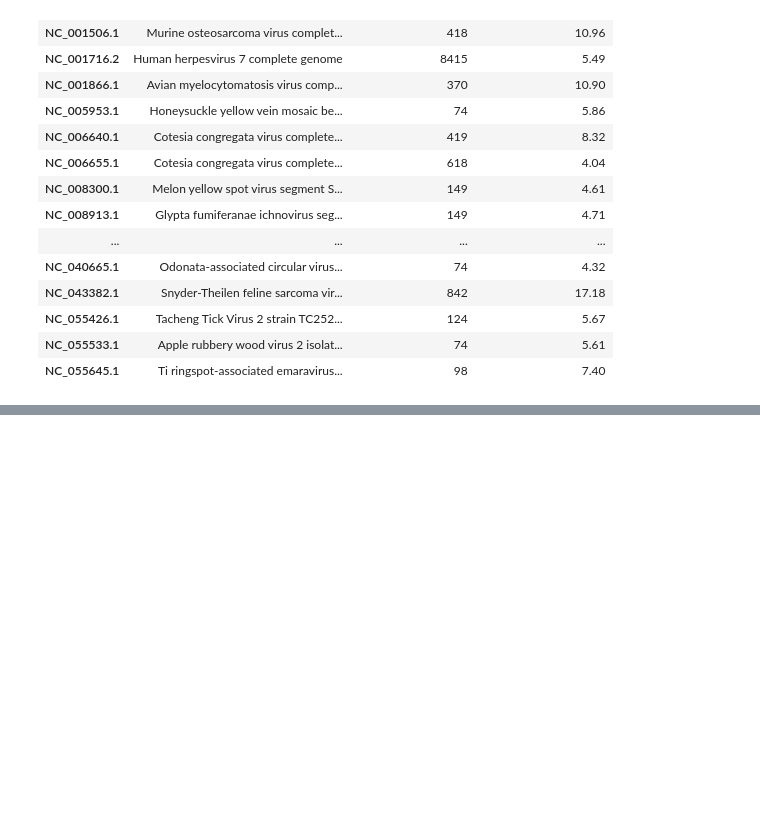
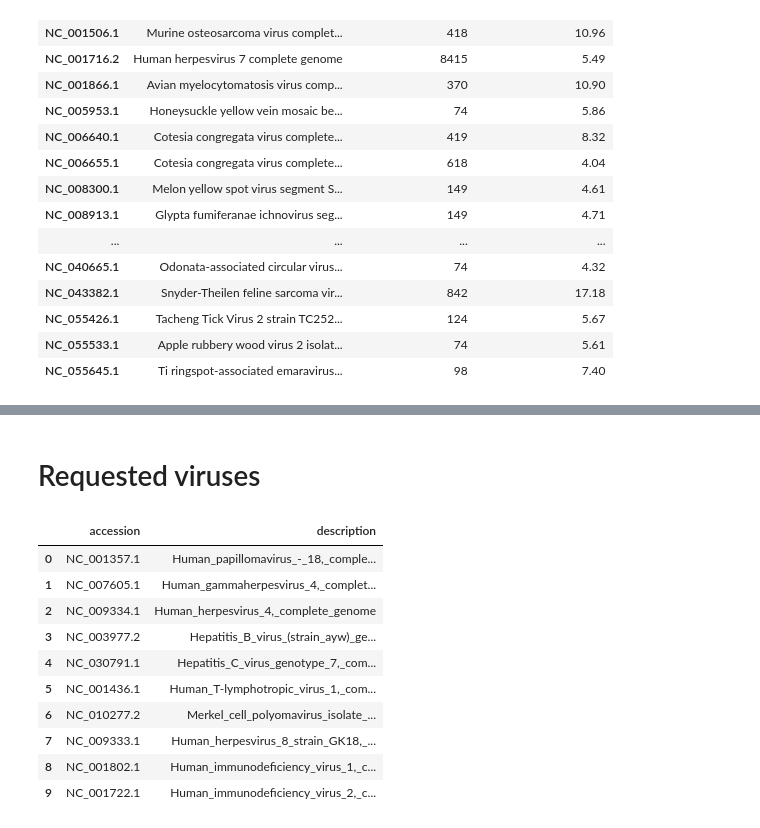
Before and after one commit to ucsffrancislab/genomics, a Jupyter notebook: data/20211111-hg38-viral-homology/analysis.ipynb, the cells around one changed output, grey strips where cells are left out. Saved outputs shown, nothing was run; the diff lists cells and outputs as text; code cells hidden in the pictures; blank space fills up the shorter version.

```diff
--- a/data/20211111-hg38-viral-homology/analysis.ipynb
+++ b/data/20211111-hg38-viral-homology/analysis.ipynb
@@ -433,3 +431,20 @@ df[df['description'].str.contains('uman')].sort_values('RM vsl-25 missed Ns %',a
 | NC_010810.1 | Human TMEV-like cardiovirus compl... | 7961 | 0 | 0 | 0 | 0.00 | 0 | 0.00 | ... |
 | NC_010956.1 | Human adenovirus D complete genome | 35083 | 0 | 0 | 324 | 0.92 | 0 | 0.00 | ... |
 | NC_055523.1 | Human lung-associated vientovirus... | 3056 | 0 | 0 | 35 | 1.14 | 0 | 0.00 | ... |
+# %% [markdown]
+# Requested viruses
+# %%
+req=pd.read_csv('requested_sequences.csv',sep='\t',header=None,names=['accession','description'])
+req
+# %% [output]
+|  | accession | description |
+| 0 | NC_001357.1 | Human_papillomavirus_-_18,_comple... |
+| 1 | NC_007605.1 | Human_gammaherpesvirus_4,_complet... |
+| 2 | NC_009334.1 | Human_herpesvirus_4,_complete_genome |
+| 3 | NC_003977.2 | Hepatitis_B_virus_(strain_ayw)_ge... |
+| 4 | NC_030791.1 | Hepatitis_C_virus_genotype_7,_com... |
+| 5 | NC_001436.1 | Human_T-lymphotropic_virus_1,_com... |
+| 6 | NC_010277.2 | Merkel_cell_polyomavirus_isolate_... |
+| 7 | NC_009333.1 | Human_herpesvirus_8_strain_GK18,_... |
+| 8 | NC_001802.1 | Human_immunodeficiency_virus_1,_c... |
+| 9 | NC_001722.1 | Human_immunodeficiency_virus_2,_c... |
```
Also changed, not shown: parts of 4 cells of this notebook.
